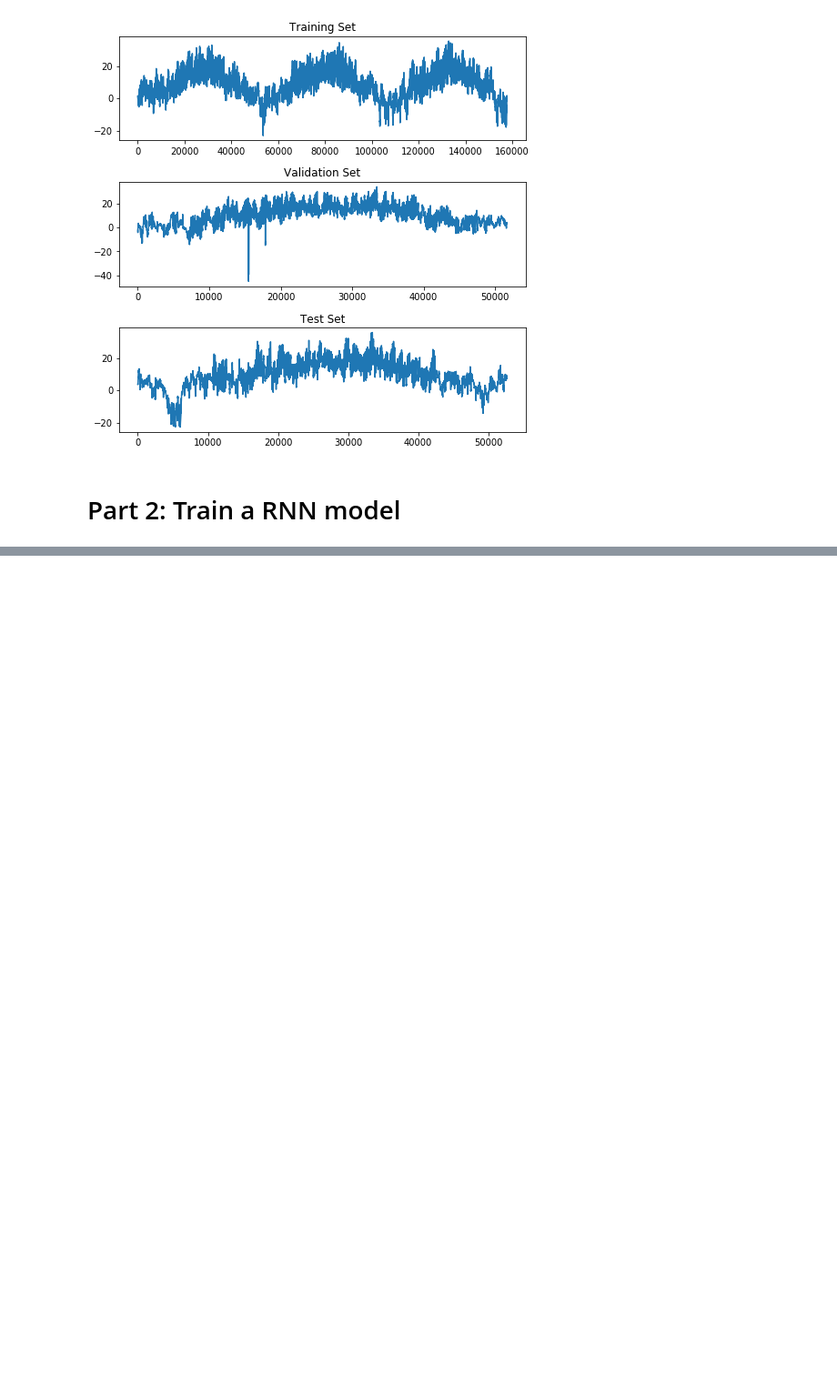
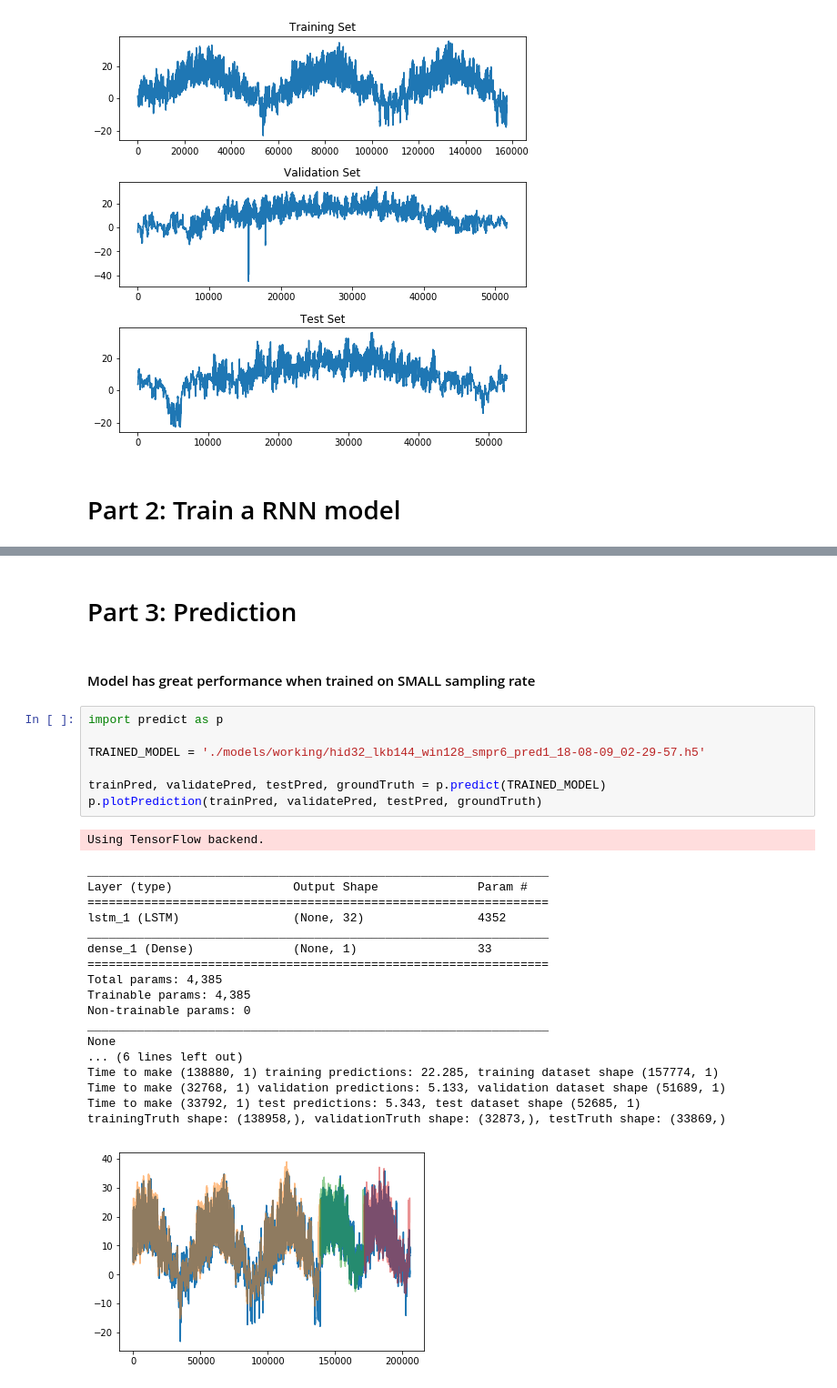
Before and after one commit to laserprec/temperature-rnn, a Jupyter notebook: pipeline.ipynb, the cells around one changed output, grey strips where cells are left out. Shown at 91% size. Drawn from its saved outputs; the diff is of its cells as text; blank space fills up the shorter version.

```diff
--- a/pipeline.ipynb
+++ b/pipeline.ipynb
@@ -30,0 +46,31 @@ Total duration for plotting: 0.168
+# %% [markdown]
+# Part 3: Prediction
+# %% [markdown]
+#### Model has great performance when trained on SMALL sampling rate
+# %%
+import predict as p
+
+TRAINED_MODEL = './models/working/hid32_lkb144_win128_smpr6_pred1_18-08-09_02-29-57.h5'
+
+trainPred, validatePred, testPred, groundTruth = p.predict(TRAINED_MODEL)
+p.plotPrediction(trainPred, validatePred, testPred, groundTruth)
+# %% [output]
+Using TensorFlow backend.
+_________________________________________________________________
+Layer (type)                 Output Shape              Param #
+=================================================================
+lstm_1 (LSTM)                (None, 32)                4352
+_________________________________________________________________
+dense_1 (Dense)              (None, 1)                 33
+=================================================================
+Total params: 4,385
+Trainable params: 4,385
+Non-trainable params: 0
+_________________________________________________________________
+None
+... (6 lines left out)
+Time to make (138880, 1) training predictions: 22.285, training dataset shape (157774, 1)
+Time to make (32768, 1) validation predictions: 5.133, validation dataset shape (51689, 1)
+Time to make (33792, 1) test predictions: 5.343, test dataset shape (52685, 1)
+trainingTruth shape: (138958,), validationTruth shape: (32873,), testTruth shape: (33869,)
+[figure, added]
```
Also changed, not shown: parts of 5 cells of this notebook, 6 other files.
